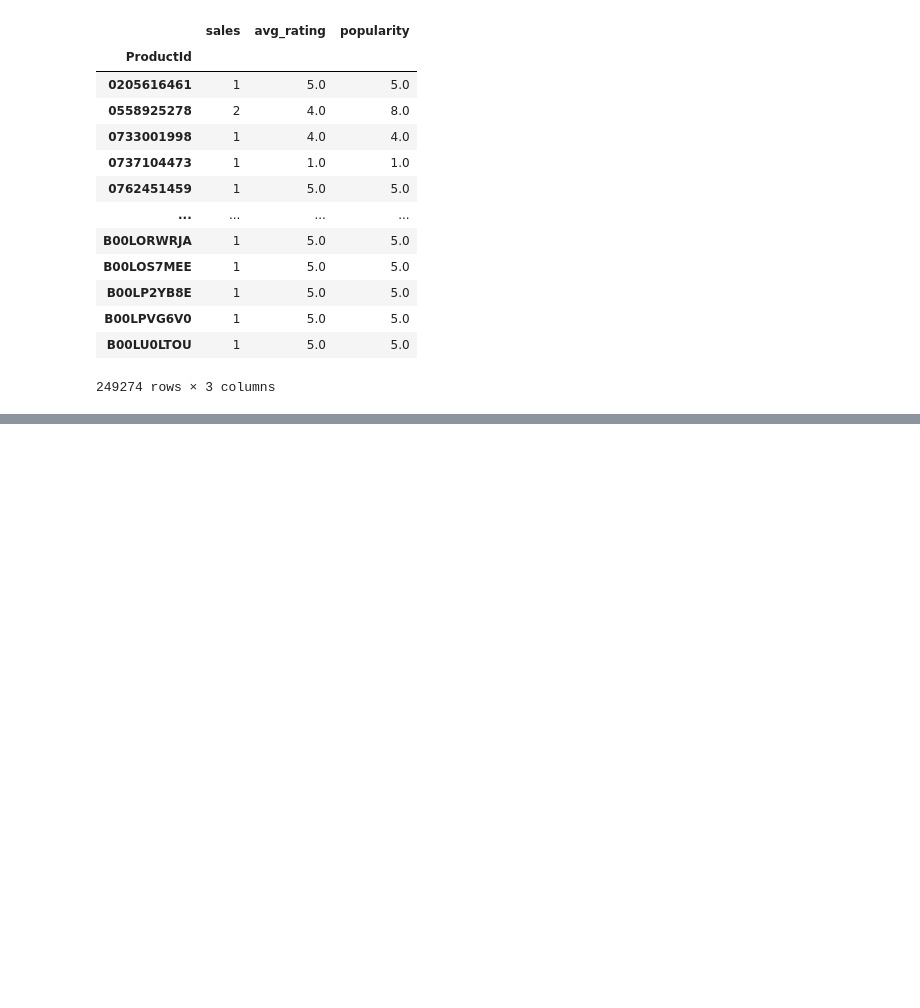
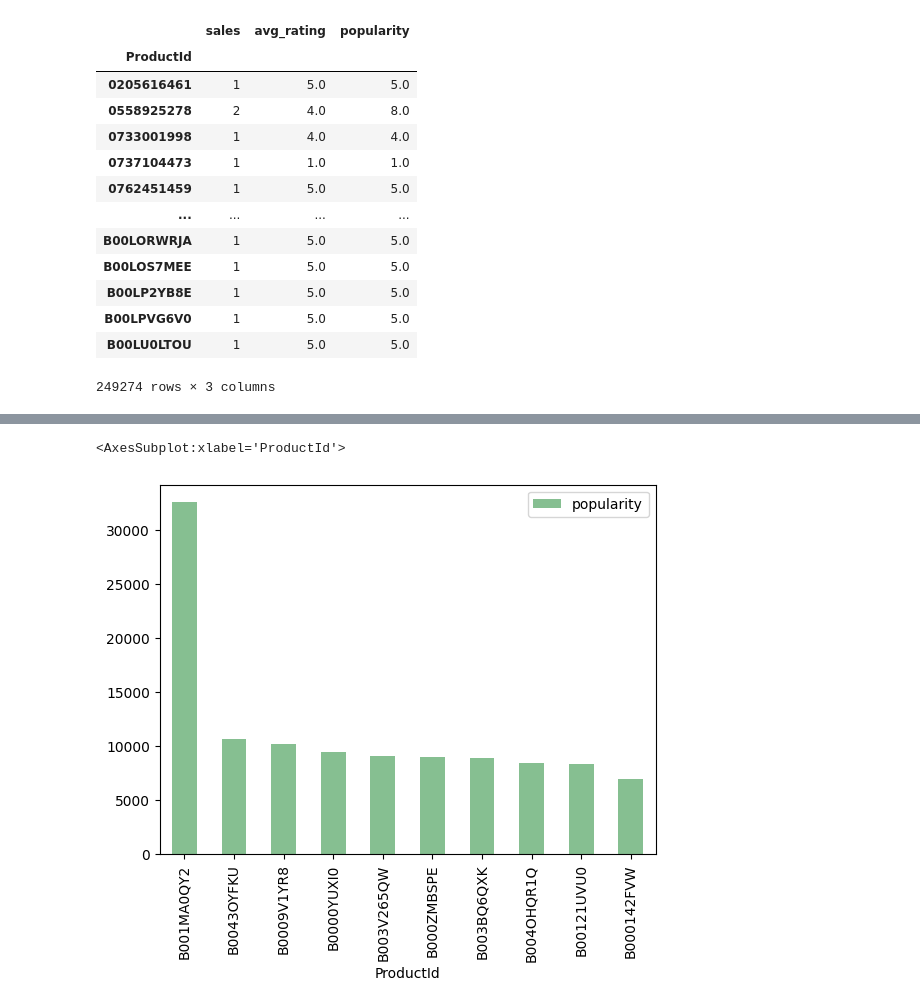
Before and after one commit to vgtgayan/rec-sys, a Jupyter notebook: 1_most_popular.ipynb, the cells around one changed output, grey strips where cells are left out. Saved outputs shown, nothing was run; the diff lists cells and outputs as text; code cells hidden in the pictures; blank space fills up the shorter version.

```diff
--- a/1_most_popular.ipynb
+++ b/1_most_popular.ipynb
@@ -94,0 +97,5 @@ most_popular_df
+# %%
+most_popular_df.plot(y='popularity', kind="bar", color='#86bf91')
+# %% [output]
+<AxesSubplot:xlabel='ProductId'>
+[figure, added]
```
Also changed, not shown: parts of 3 cells of this notebook, 10 other files.
